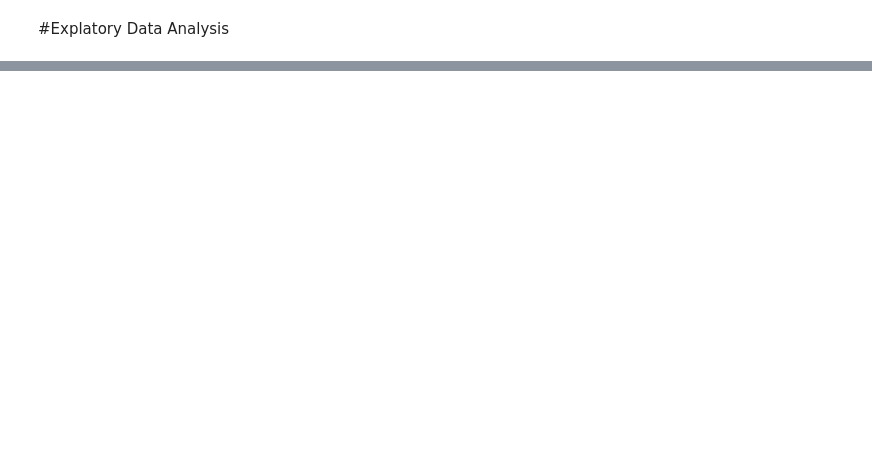
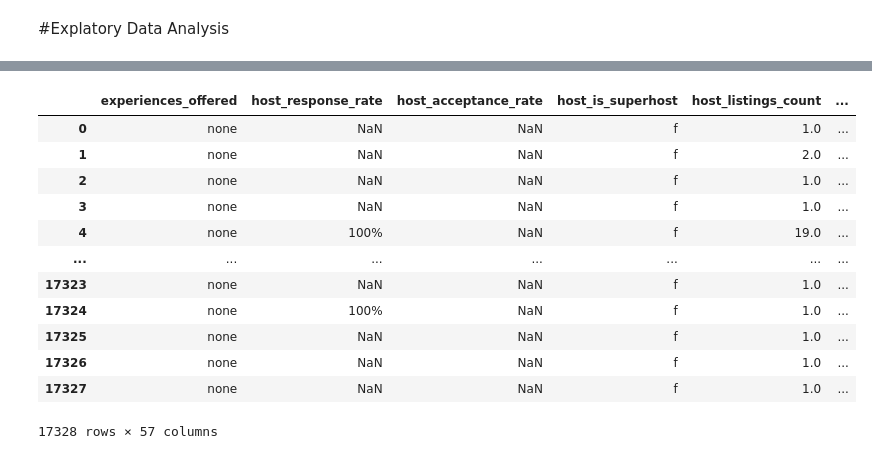
Before and after one commit to nezihaksu/Airbnb_Istanbul, a Jupyter notebook: airbnb_eda.ipynb, the cells around one changed output, grey strips where cells are left out. Cells and saved outputs as stored; diff of their text form; code cells hidden in the pictures; blank space fills up the shorter version.

Commit message:
cleaner class fix

```diff
--- a/airbnb_eda.ipynb
+++ b/airbnb_eda.ipynb
@@ -120,4 +126,4 @@ class Preprocess():
       if pd.DataFrame.any(df[column].isnull()):
         df[column] = simple_imputer.fit_transform(df[column])
 # %%
-preprocess = Preprocess(DF,FILE_TYPE)
+cleaner = Cleaner(DF,FILE_TYPE)
@@ -167,0 +146,16 @@ drop_text_columns(df)
+# %%
+cleaner.drop_text_columns(inplace=True)
+# %% [output]
+|  | experiences_offered | host_response_rate | host_acceptance_rate | host_is_superhost | host_listings_count | ... |
+| 0 | none | NaN | NaN | f | 1.0 | ... |
+| 1 | none | NaN | NaN | f | 2.0 | ... |
+| 2 | none | NaN | NaN | f | 1.0 | ... |
+| 3 | none | NaN | NaN | f | 1.0 | ... |
+| 4 | none | 100% | NaN | f | 19.0 | ... |
+| ... | ... | ... | ... | ... | ... | ... |
+| 17323 | none | NaN | NaN | f | 1.0 | ... |
+| 17324 | none | 100% | NaN | f | 1.0 | ... |
+| 17325 | none | NaN | NaN | f | 1.0 | ... |
+| 17326 | none | NaN | NaN | f | 1.0 | ... |
+| 17327 | none | NaN | NaN | f | 1.0 | ... |
+17328 rows × 57 columns
```
Also changed, not shown: parts of 9 cells of this notebook.
